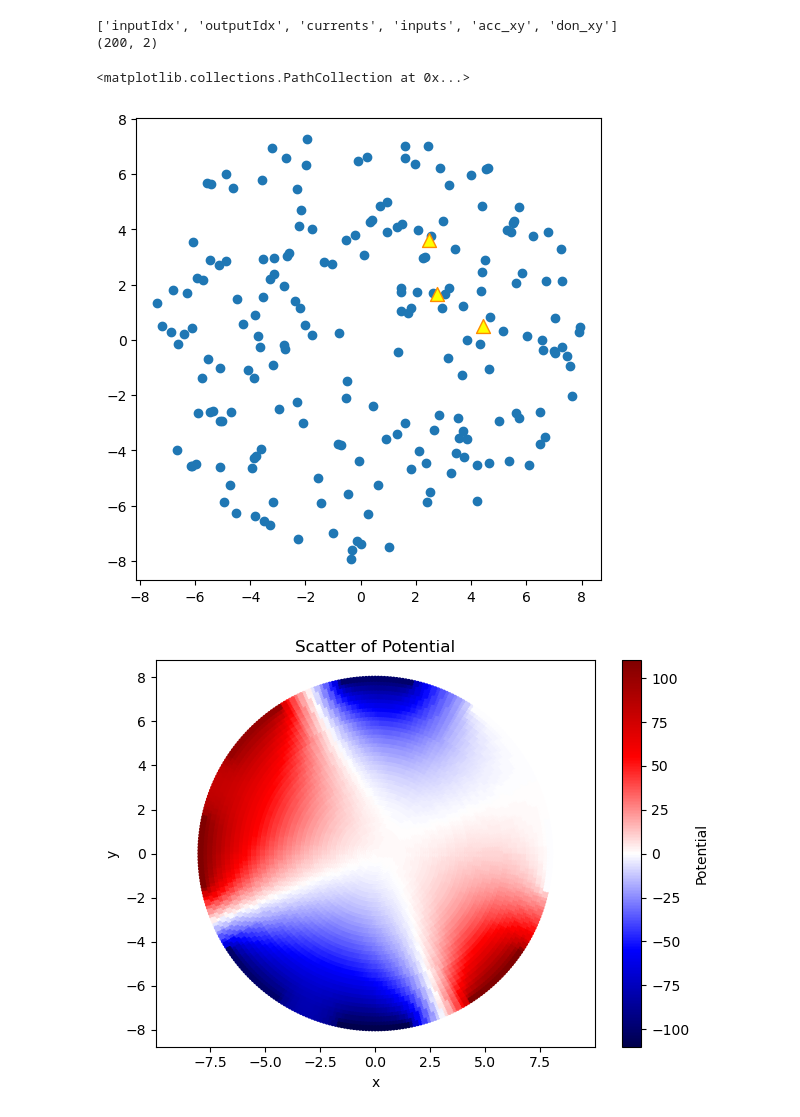
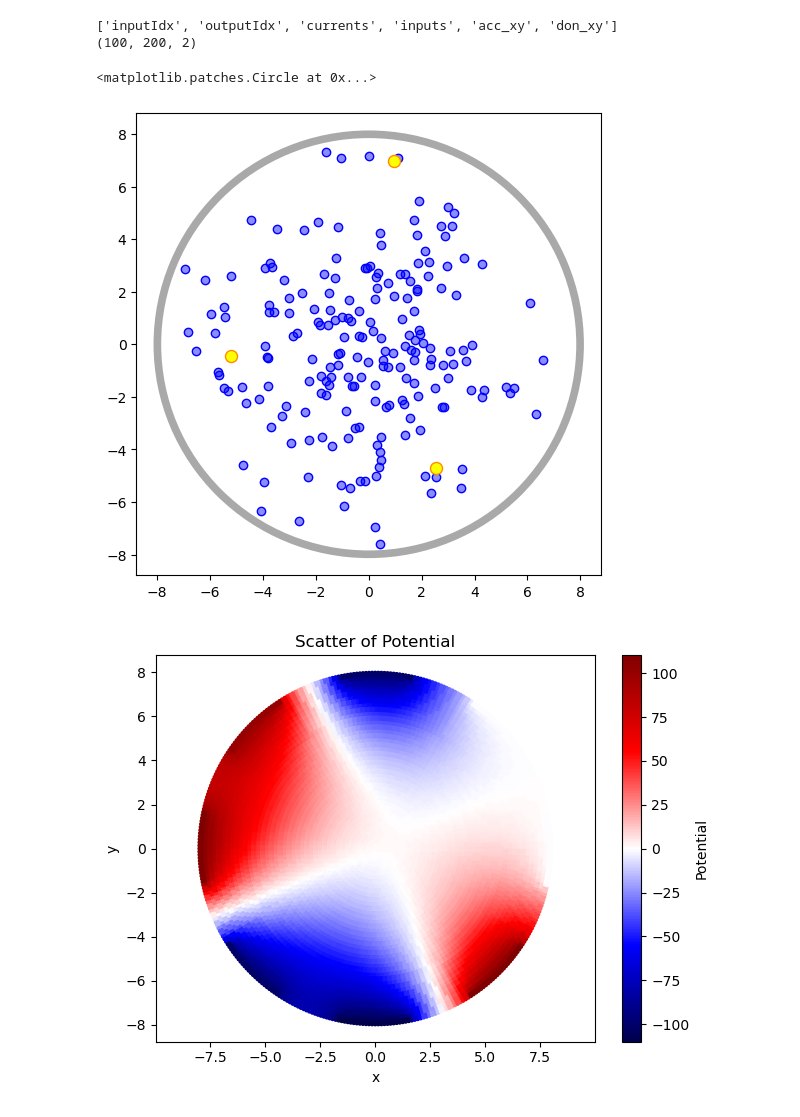
Before and after one commit to jwass1997/kmc_project, a Jupyter notebook: scripts/python_scripts/visualize.ipynb, the cells around one changed output. Cells and saved outputs as stored; diff of their text form; code cells hidden in the pictures.

```diff
--- a/scripts/python_scripts/visualize.ipynb
+++ b/scripts/python_scripts/visualize.ipynb
@@ -6,19 +6,31 @@ import matplotlib.patches as patches
 
 from scipy.optimize import curve_fit
 # %%
-data = np.load(f"/gpfs/bwfor/work/ws/hd_gy283-my_data/test_batches/test_batch.npz")
+data = np.load(f"/gpfs/bwfor/work/ws/hd_gy283-my_data/batches_with_dist_param/batch_1e6_dist_param.npz")
 print(data.files)
 #print(data["inputs"][:, 8])
 print(data["acc_xy"].shape)
 
+radius = 150.0
+n_a = 200
+n_d = 3
+R = np.sqrt(np.pi*radius**2 / 200)
+scaled_radius = radius / R
+
+face_color_acc = (0, 0, 1, 0.45)
+edge_color_acc = (0, 0, 1, 1.0)
+
+idx = np.random.randint(low=0, high=100)
 fig, ax = plt.subplots(figsize=(6,6))
-ax.scatter(*data["acc_xy"].T)
-ax.scatter(*data["don_xy"].T, s=100, edgecolor="darkorange", facecolor="yellow", marker="^")
+ax.scatter(*data["acc_xy"][idx].T, edgecolor=edge_color_acc, facecolor=face_color_acc, zorder=3)
+ax.scatter(*data["don_xy"][idx].T, s=75, edgecolor="darkorange", facecolor="yellow", zorder=3)
+circle = patches.Circle((0,0), radius=scaled_radius + 1e-2, fill=None, edgecolor="darkgray", lw=5.5, zorder=4)
+ax.add_patch(circle)
 # %% [output]
 ['inputIdx', 'outputIdx', 'currents', 'inputs', 'acc_xy', 'don_xy']
-(200, 2)
+(100, 200, 2)
-<matplotlib.collections.PathCollection at 0x...>
+<matplotlib.patches.Circle at 0x...>
-[figure, old version]
+[figure, new version]
 # %%
 potential = np.loadtxt("../../phi_0.txt")
 x = potential[:, 0]
```
Also changed, not shown: 9 other files.
